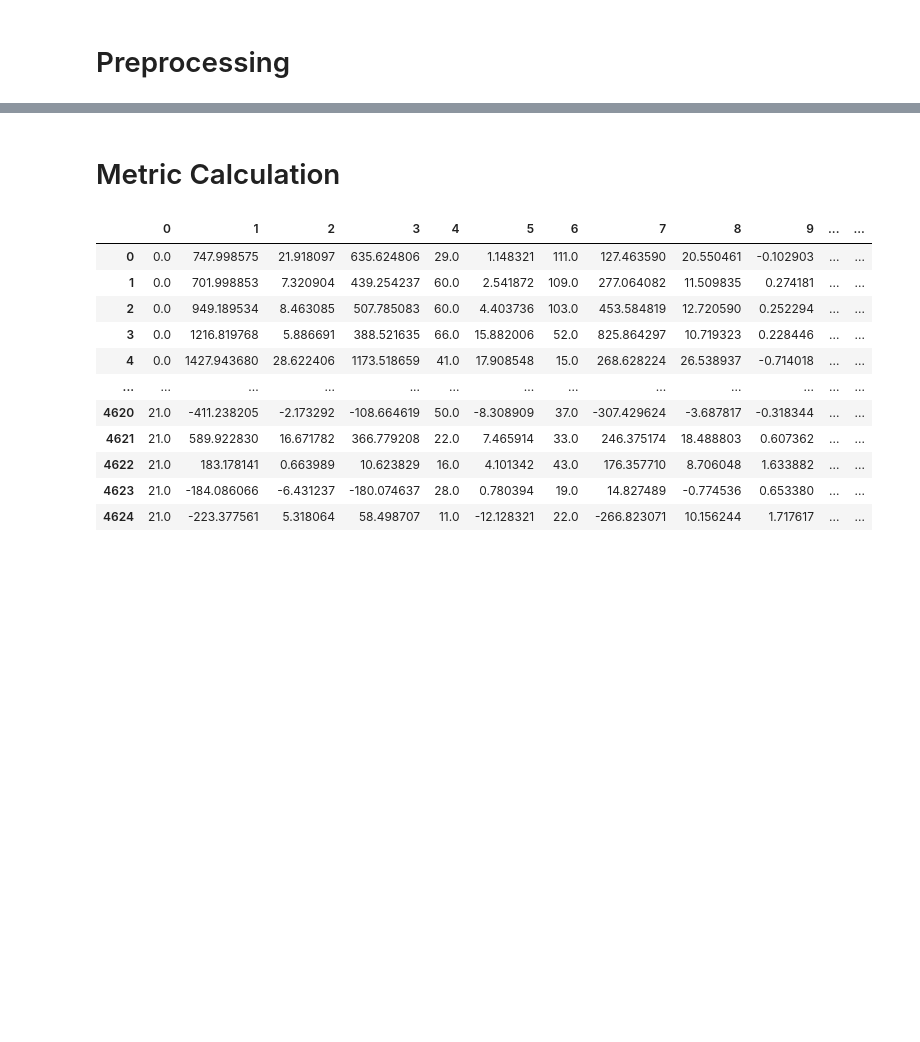
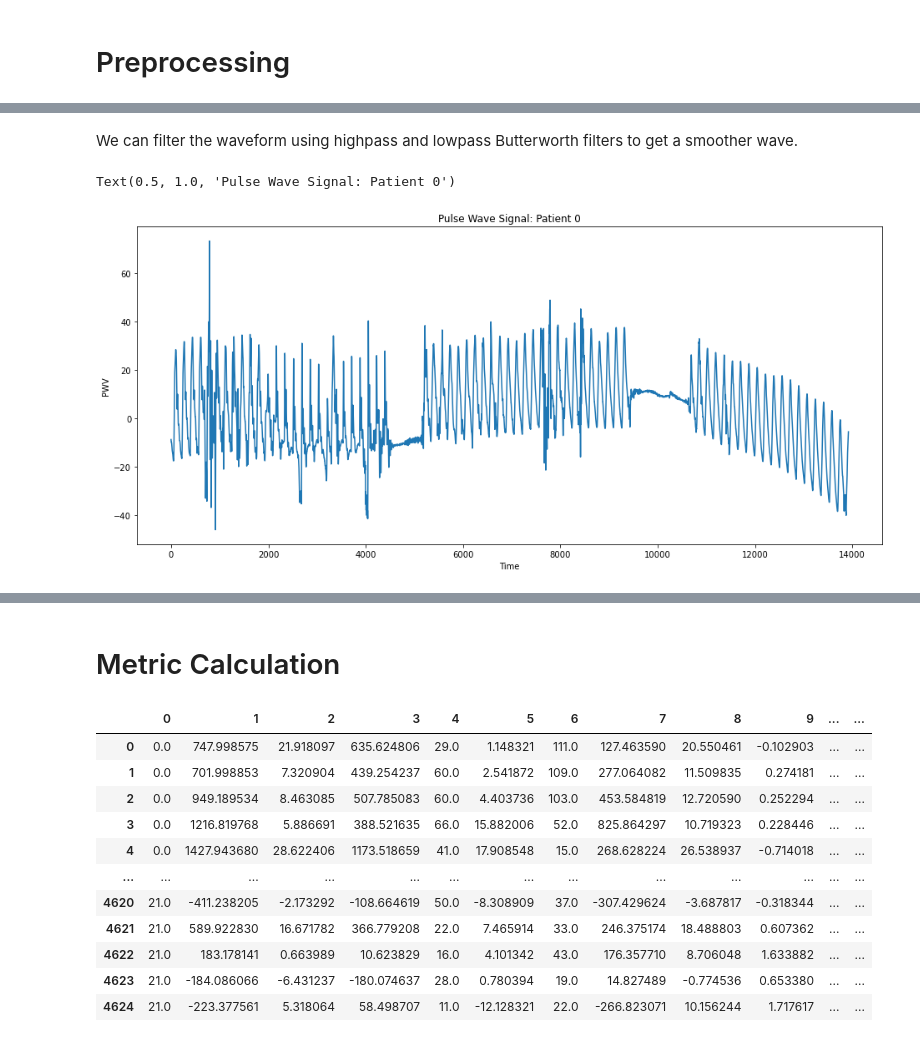
Before and after one commit to jozieLamp/PWV, a Jupyter notebook: full_demo/demo.ipynb, the cells around one changed output, grey strips where cells are left out. Drawn from its saved outputs; the diff is of its cells as text; code cells hidden in the pictures; blank space fills up the shorter version.

```diff
--- a/full_demo/demo.ipynb
+++ b/full_demo/demo.ipynb
@@ -23,0 +38,15 @@ Here is some text about...
+# %% [markdown]
+We can filter the waveform using highpass and lowpass Butterworth filters to get a smoother wave.
+# %%
+data = hp.filter_signal(data, cutoff=15, sample_rate=sample_rate, order=4, filtertype='lowpass')
+data = hp.filter_signal(data, cutoff=.01, sample_rate=sample_rate, order=4, filtertype='highpass') # Does weird stuff imo
+wd, m = hp.process(hrdata=data, sample_rate=sample_rate, bpmmin=bpmin, bpmmax=bpmax)
+
+plt.figure(figsize=(16,7))
+plt.plot(wd['hr'])
+plt.xlabel("Time")
+plt.ylabel("PWV")
+plt.title("Pulse Wave Signal: Patient 0")
+# %% [output]
+Text(0.5, 1.0, 'Pulse Wave Signal: Patient 0')
+[figure, added]
```
Also changed, not shown: parts of 8 cells of this notebook, 1 other file.
